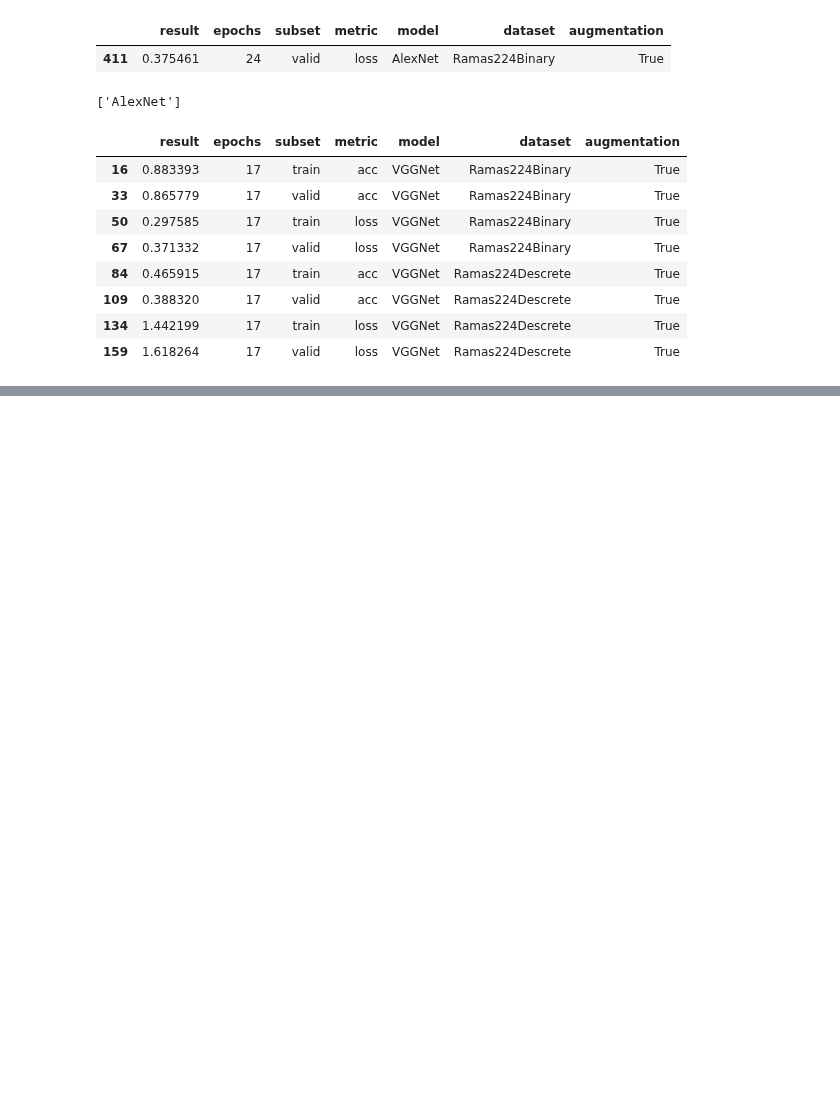
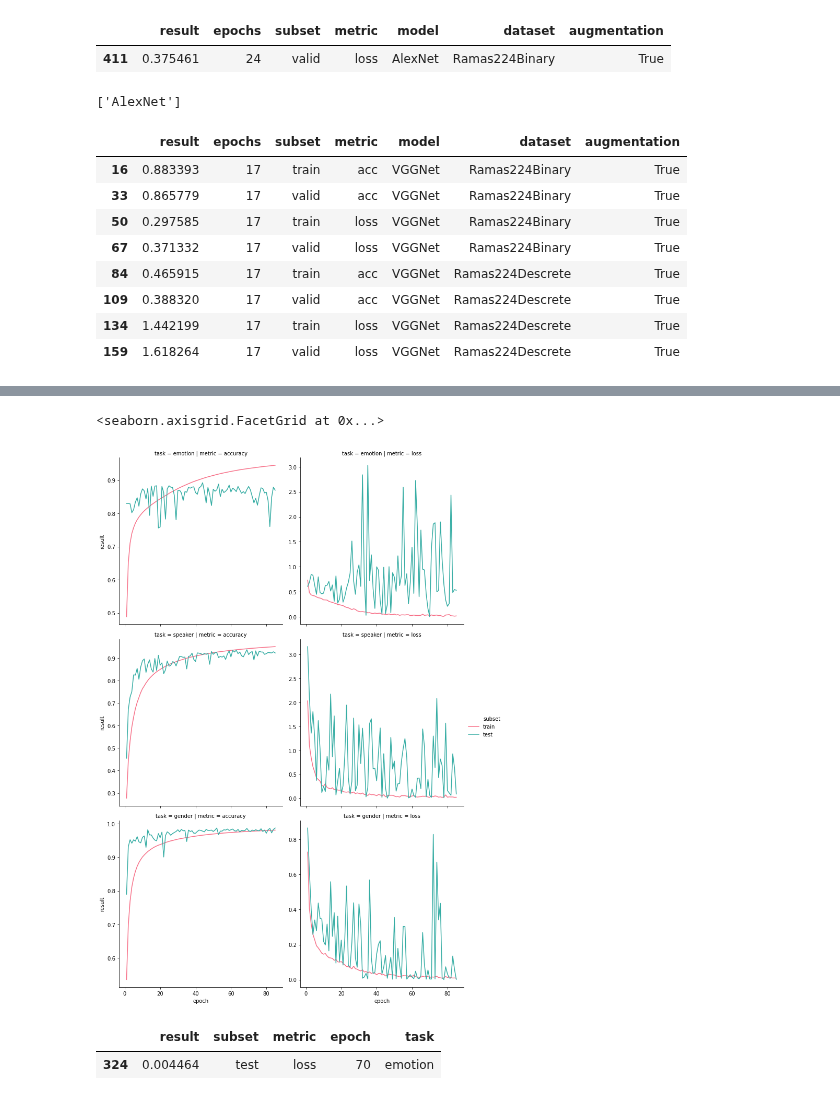
Before and after one commit to iamryabinov/SER_neuro, a Jupyter notebook: interpret_results.ipynb, the cells around one changed output, grey strips where cells are left out. Cells and saved outputs as stored; diff of their text form; code cells hidden in the pictures; blank space fills up the shorter version.

```diff
--- a/interpret_results.ipynb
+++ b/interpret_results.ipynb
@@ -311,0 +314,2 @@ first_results.loc[first_results['epochs'] == 17]
+# %%
+results = pd.read_csv(os.path.join(RESULTS_FOLDER, 'VGGAverageWeighting__Ramas224BinaryMulti_224_train_results.csv'), delimiter=';')
@@ -311,0 +356,15 @@ first_results.loc[first_results['epochs'] == 17]
+# %%
+sns.relplot(x='epoch', y='result', hue='subset', size=None, style=None,
+            data=results, col='metric', row='task', palette='husl',
+            kind='line', height=5, aspect=1, markers=True,
+            facet_kws={
+                'sharey': False
+            })
+# %% [output]
+<seaborn.axisgrid.FacetGrid at 0x...>
+[figure, added]
+# %%
+emotion_results.loc[emotion_results['result'] == emotion_results['result'].min()]
+# %% [output]
+|  | result | subset | metric | epoch | task |
+| 324 | 0.004464 | test | loss | 70 | emotion |
```
Also changed, not shown: parts of 8 cells of this notebook, 3 other files.
